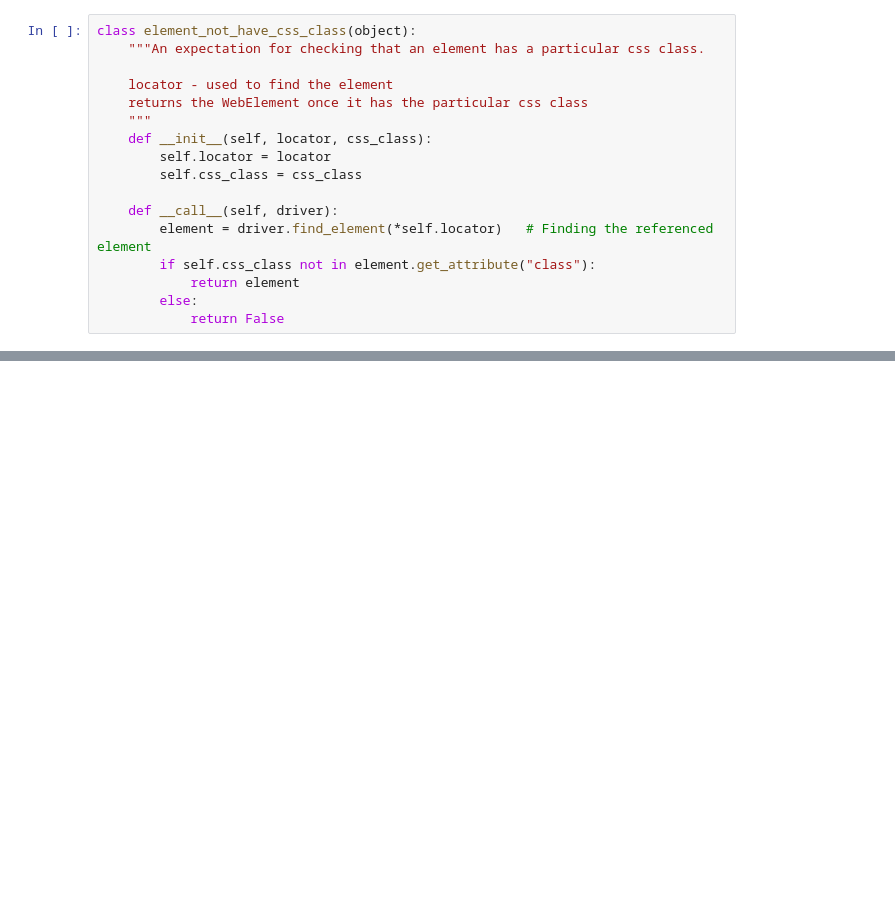
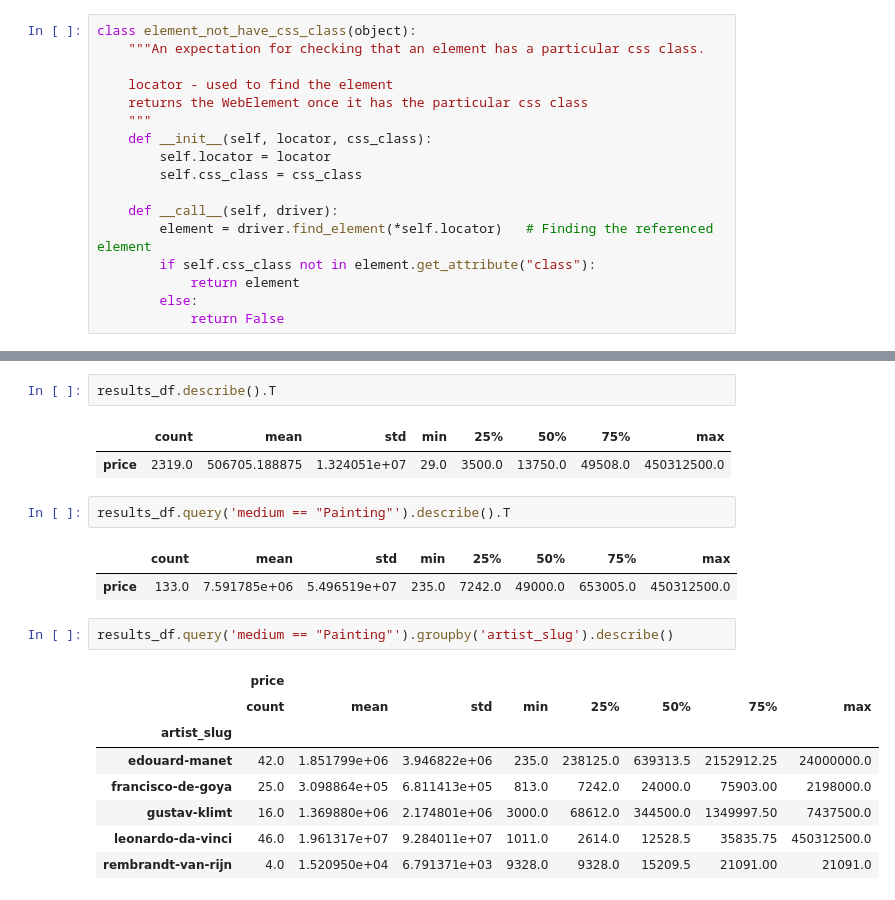
Before and after one commit to rollingstorms/Bob-Ross-Authenticator, a Jupyter notebook: mike/Auction-scraper.ipynb, the cells around one changed output, grey strips where cells are left out. Saved outputs shown, nothing was run; the diff lists cells and outputs as text; blank space fills up the shorter version.

```diff
--- a/mike/Auction-scraper.ipynb
+++ b/mike/Auction-scraper.ipynb
@@ -74,0 +220,21 @@ driver.close()
+# %%
+results_df.describe().T
+# %% [output]
+|  | count | mean | std | min | 25% | 50% | 75% | max |
+| price | 2319.0 | 506705.188875 | 1.324051e+07 | 29.0 | 3500.0 | 13750.0 | 49508.0 | 450312500.0 |
+# %%
+results_df.query('medium == "Painting"').describe().T
+# %% [output]
+|  | count | mean | std | min | 25% | 50% | 75% | max |
+| price | 133.0 | 7.591785e+06 | 5.496519e+07 | 235.0 | 7242.0 | 49000.0 | 653005.0 | 450312500.0 |
+# %%
+results_df.query('medium == "Painting"').groupby('artist_slug').describe()
+# %% [output]
+|  | price |  |  |  |  |  |  |  |
+|  | count | mean | std | min | 25% | 50% | 75% | max |
+| artist_slug |  |  |  |  |  |  |  |  |
+| edouard-manet | 42.0 | 1.851799e+06 | 3.946822e+06 | 235.0 | 238125.0 | 639313.5 | 2152912.25 | 24000000.0 |
+| francisco-de-goya | 25.0 | 3.098864e+05 | 6.811413e+05 | 813.0 | 7242.0 | 24000.0 | 75903.00 | 2198000.0 |
+| gustav-klimt | 16.0 | 1.369880e+06 | 2.174801e+06 | 3000.0 | 68612.0 | 344500.0 | 1349997.50 | 7437500.0 |
+| leonardo-da-vinci | 46.0 | 1.961317e+07 | 9.284011e+07 | 1011.0 | 2614.0 | 12528.5 | 35835.75 | 450312500.0 |
+| rembrandt-van-rijn | 4.0 | 1.520950e+04 | 6.791371e+03 | 9328.0 | 9328.0 | 15209.5 | 21091.00 | 21091.0 |
```
Also changed, not shown: parts of 18 cells of this notebook, 2 other files.
